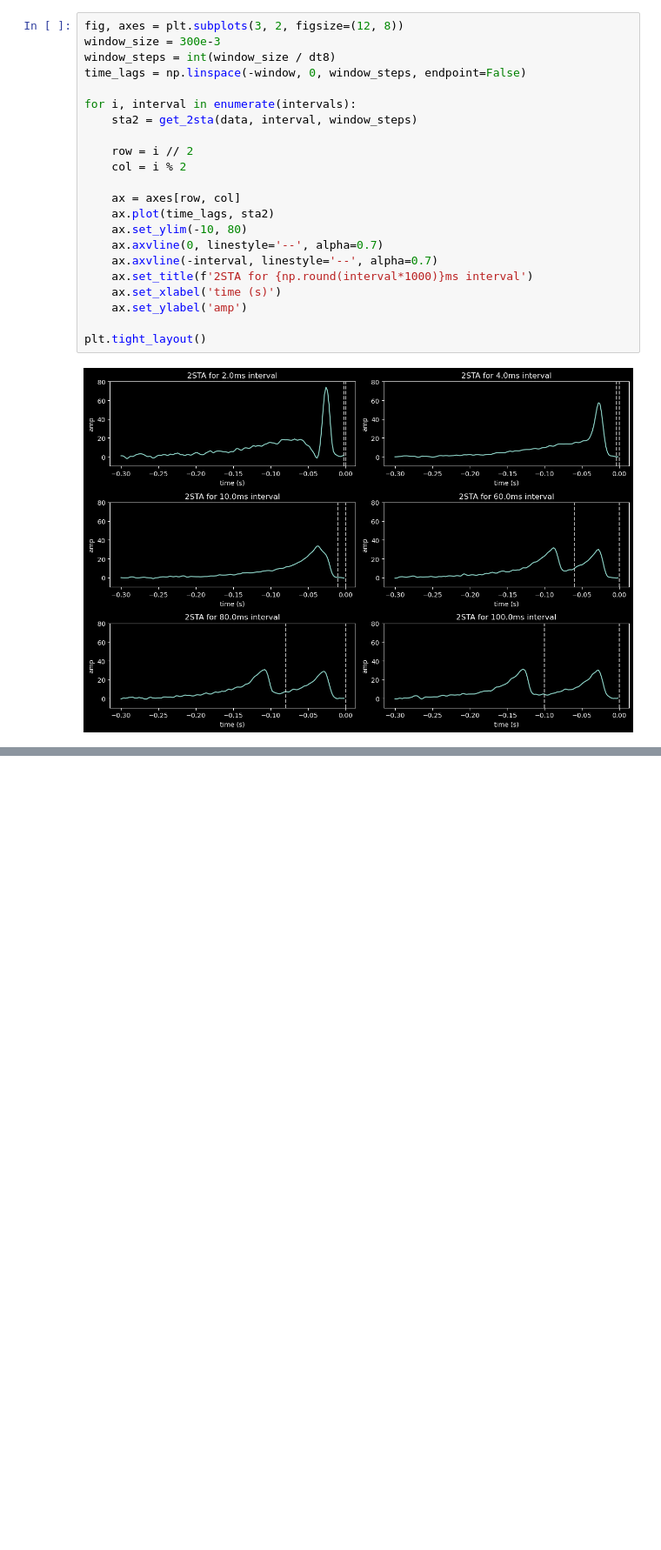
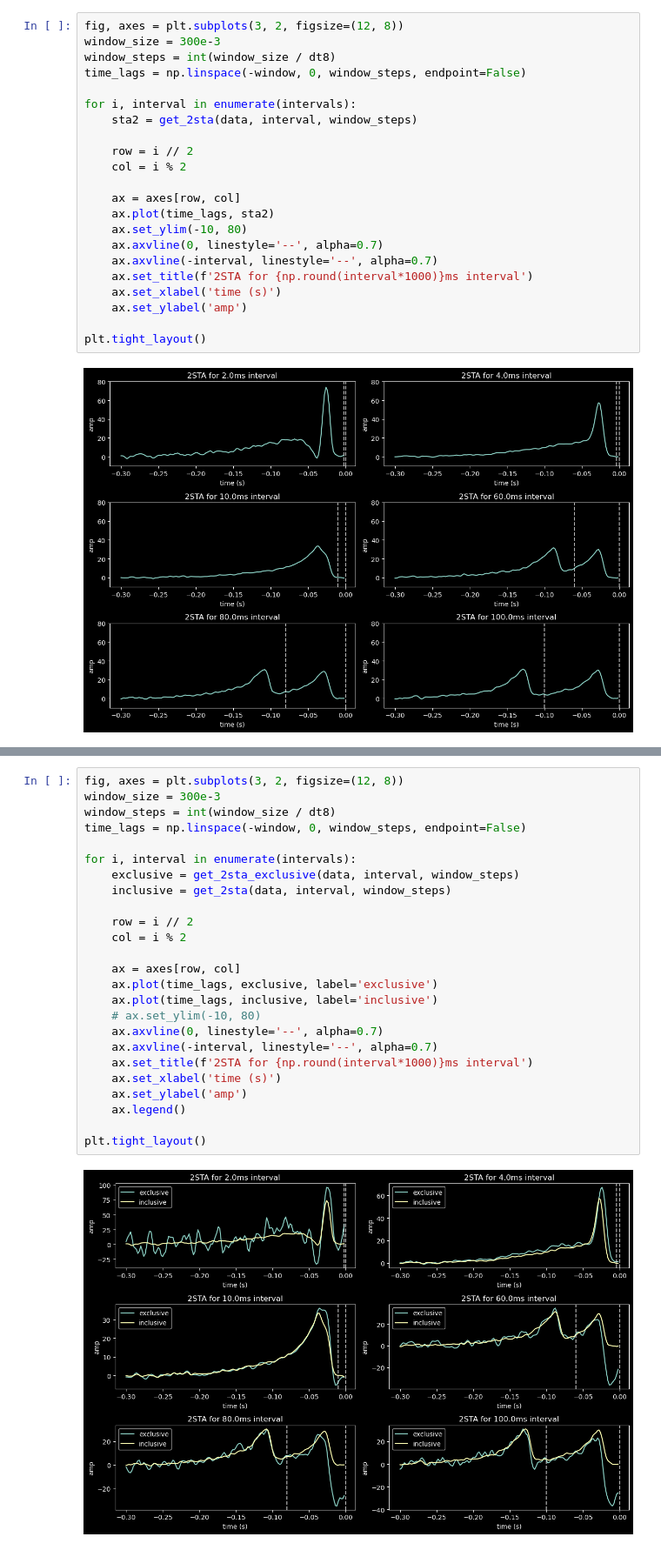
Before and after one commit to polsen99/theoretical_neuroscience, a Jupyter notebook: ch1.ipynb, the cells around one changed output, grey strips where cells are left out. Shown at 87% size. Saved outputs shown, nothing was run; the diff lists cells and outputs as text; blank space fills up the shorter version.

```diff
--- a/ch1.ipynb
+++ b/ch1.ipynb
@@ -694,0 +757,27 @@ plt.tight_layout()
+# %%
+fig, axes = plt.subplots(3, 2, figsize=(12, 8))
+window_size = 300e-3
+window_steps = int(window_size / dt8)
+time_lags = np.linspace(-window, 0, window_steps, endpoint=False)
+
+for i, interval in enumerate(intervals):
+    exclusive = get_2sta_exclusive(data, interval, window_steps)
+    inclusive = get_2sta(data, interval, window_steps)
+
+    row = i // 2
+    col = i % 2
+
+    ax = axes[row, col]
+    ax.plot(time_lags, exclusive, label='exclusive')
+    ax.plot(time_lags, inclusive, label='inclusive')
+    # ax.set_ylim(-10, 80)
+    ax.axvline(0, linestyle='--', alpha=0.7)
+    ax.axvline(-interval, linestyle='--', alpha=0.7)
+    ax.set_title(f'2STA for {np.round(interval*1000)}ms interval')
+    ax.set_xlabel('time (s)')
+    ax.set_ylabel('amp')
+    ax.legend()
+
+plt.tight_layout()
+# %% [output]
+[figure, added]
```
Also changed, not shown: parts of 24 cells of this notebook.
